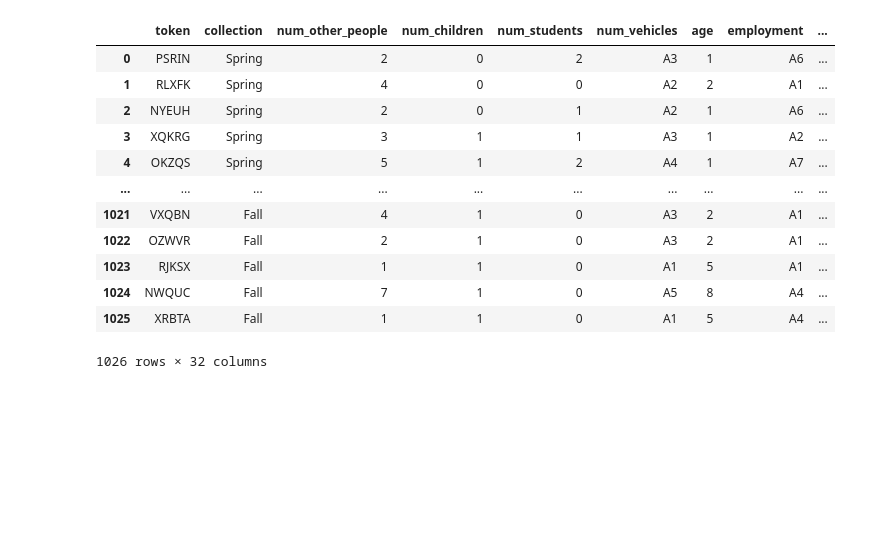
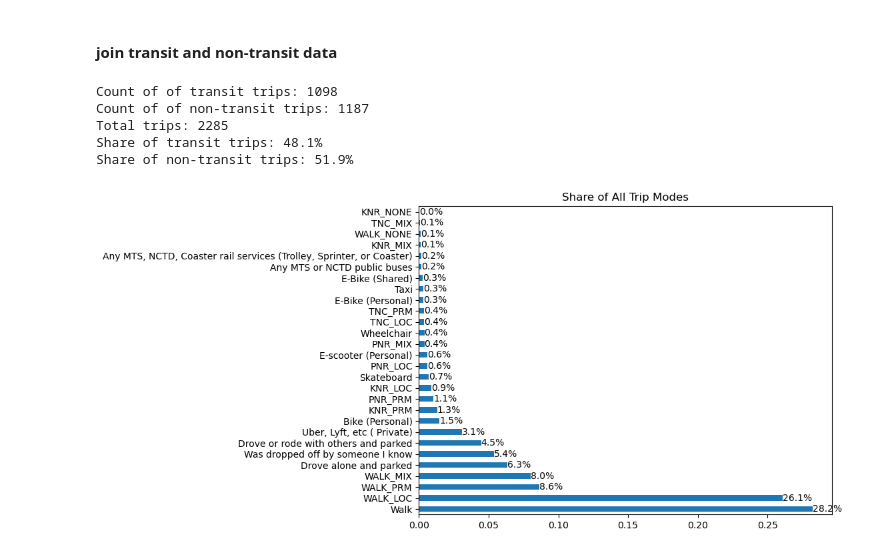
Before and after one commit to SANDAG/Survey_OBS, a Jupyter notebook: tour_sample/processSANDAGTourSample.ipynb, the cells around one changed output. Saved outputs shown, nothing was run; the diff lists cells and outputs as text; code cells hidden in the pictures; blank space fills up the shorter version.

```diff
--- a/tour_sample/processSANDAGTourSample.ipynb
+++ b/tour_sample/processSANDAGTourSample.ipynb
@@ -321,16 +369,22 @@ SQ018: 1 trips (0.0%)
-# %%
-persons
-# %% [output]
-|  | token | collection | num_other_people | num_children | num_students | num_vehicles | age | employment | ... |
-| 0 | PSRIN | Spring | 2 | 0 | 2 | A3 | 1 | A6 | ... |
-| 1 | RLXFK | Spring | 4 | 0 | 0 | A2 | 2 | A1 | ... |
-| 2 | NYEUH | Spring | 2 | 0 | 1 | A2 | 1 | A6 | ... |
-| 3 | XQKRG | Spring | 3 | 1 | 1 | A3 | 1 | A2 | ... |
-| 4 | OKZQS | Spring | 5 | 1 | 2 | A4 | 1 | A7 | ... |
-| ... | ... | ... | ... | ... | ... | ... | ... | ... | ... |
-| 1021 | VXQBN | Fall | 4 | 1 | 0 | A3 | 2 | A1 | ... |
-| 1022 | OZWVR | Fall | 2 | 1 | 0 | A3 | 2 | A1 | ... |
-| 1023 | RJKSX | Fall | 1 | 1 | 0 | A1 | 5 | A1 | ... |
-| 1024 | NWQUC | Fall | 7 | 1 | 0 | A5 | 8 | A4 | ... |
-| 1025 | XRBTA | Fall | 1 | 1 | 0 | A1 | 5 | A4 | ... |
-1026 rows × 32 columns
+# %% [markdown]
+#### join transit and non-transit data
+# %%
+trips_data_final = pd.concat([transit_trips, nonTransit_trips], axis=0)
+assert len(trips_data_final) == len(trips_df)
+print(f'Count of of transit trips: {len(transit_trips)}')
+print(f'Count of of non-transit trips: {len(nonTransit_trips)}')
+print(f'Total trips: {len(trips_data_final)}')
+print(f'Share of transit trips: {len(transit_trips) / len(trips_data_final):.1%}')
+print(f'Share of non-transit trips: {len(nonTransit_trips) / len(trips_data_final):.1%}')
+# %% [output]
+Count of of transit trips: 1098
+Count of of non-transit trips: 1187
+Total trips: 2285
+Share of transit trips: 48.1%
+Share of non-transit trips: 51.9%
+# %%
+ax = trips_data_final.trip_mode.value_counts(normalize=True).plot(kind='barh', figsize=(8, 6), title='Share of All Trip Modes')
+for p in ax.patches:
+    ax.annotate(f'{p.get_width():.1%}', (p.get_width(), p.get_y() + p.get_height() / 2), ha='left', va='center')
+# %% [output]
+[figure, added]
```
Also changed, not shown: parts of 26 cells of this notebook, 1 other file.
